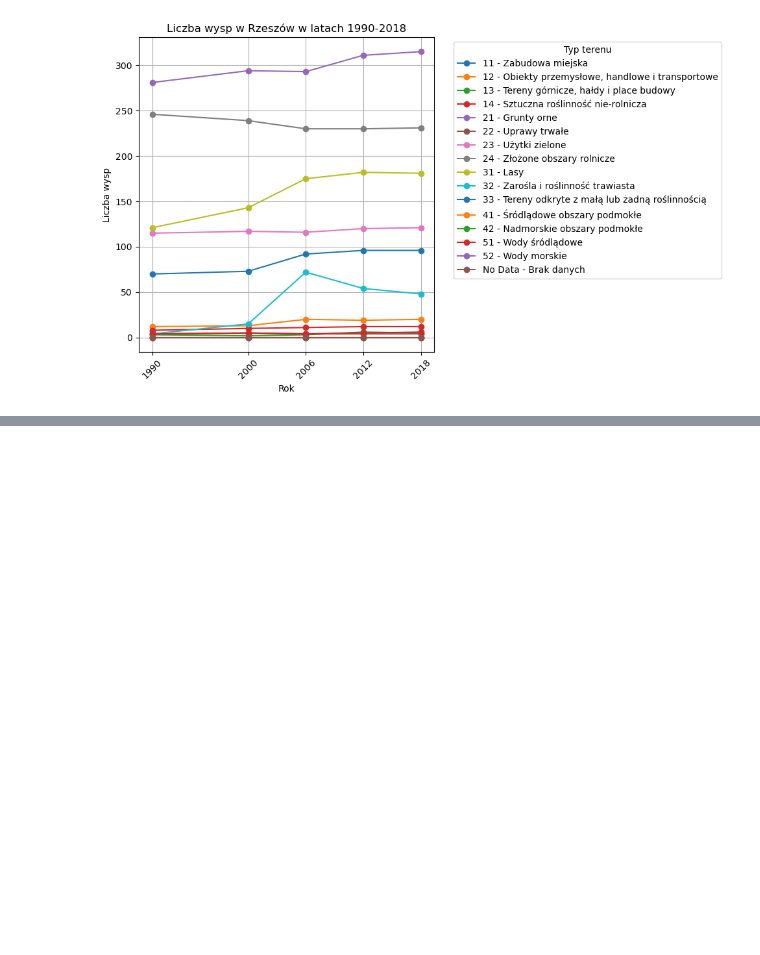
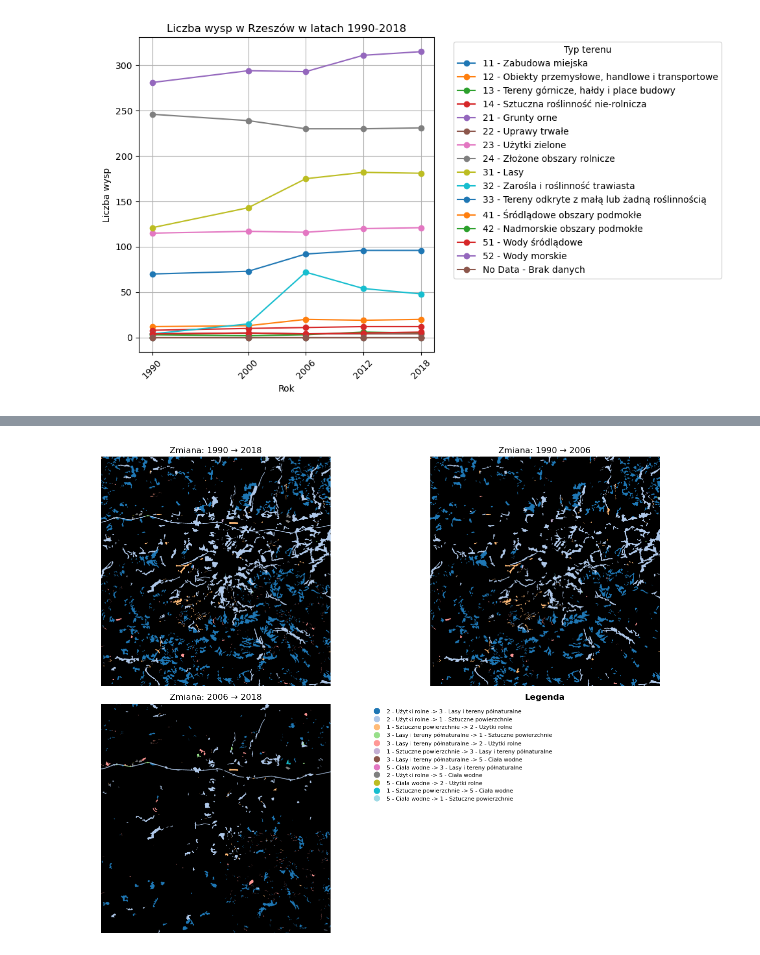
Before and after one commit to eo-agh/daes-project-2425-trzywarstwowa-grupa, a Jupyter notebook: notebooks/test_script.ipynb, the cells around one changed output, grey strips where cells are left out. Cells and saved outputs as stored; diff of their text form; code cells hidden in the pictures; blank space fills up the shorter version.

Commit message:
Dodanie macierzy przejsc

```diff
--- a/notebooks/test_script.ipynb
+++ b/notebooks/test_script.ipynb
@@ -858,0 +757,65 @@ See the caveats in the documentation: https://pandas.pydata.org/pandas-docs/stab
+# %%
+years = [1990, 2006, 2018]
+base = dfs[1990].iloc[:, [0, 1, 6]].copy()
+base.columns = ['x', 'y', 'class_lvl_1']
+
+# Dodanie danych z innych lat
+for year in [2006, 2018]:
+    base[f'class_lvl_1_{year}'] = dfs[year]["class_lvl_1"]
+
+# Przygotowanie transformacji i etykiet
+base['join'] = base['class_lvl_1'] + ' -> ' + base['class_lvl_1_2018']
+base['join6'] = base['class_lvl_1'] + ' -> ' + base['class_lvl_1_2006']
+base['join18'] = base['class_lvl_1_2006'] + ' -> ' + base['class_lvl_1_2018']
+
+# Filtrowanie zmian
+filters = {
+    '1990 → 2018': base[base['class_lvl_1'] != base['class_lvl_1_2018']].copy(),
+    '1990 → 2006': base[base['class_lvl_1'] != base['class_lvl_1_2006']].copy(),
+    '2006 → 2018': base[base['class_lvl_1_2006'] != base['class_lvl_1_2018']].copy()
+}
+
+# Zbieranie unikalnych etykiet do legendy
+unique_values = pd.unique(pd.concat([df[key] for key, df in zip(['join', 'join6', 'join18'], filters.values())]))
+n = len(unique_values)
+cmap = cm.get_cmap('tab20', n)
+color_map = {val: tuple((np.array(cmap(i)[:3]) * 255).astype(int)) for i, val in enumerate(unique_values)}
+
+# Tworzenie obrazów
+def make_image(df, join_col):
+    df['color'] = df[join_col].map(color_map)
+    width = df['x'].max() + 1
+    height = df['y'].max() + 1
+    img = np.zeros((height, width, 3), dtype=np.uint8)
+    img[df['y'], df['x']] = np.stack(df['color'])
+    return PILImage.fromarray(img, mode='RGB')
+
+titles = list(filters.keys())
+joins = ['join', 'join6', 'join18']
+images = [make_image(df, join) for df, join in zip(filters.values(), joins)]
+
+# Rysowanie
+fig, axs = plt.subplots(2, 2, figsize=(14, 10))
+
+for ax, title, img in zip(axs.flat[:3], titles, images):
+    ax.imshow(img)
+    ax.set_title(f"Zmiana: {title}")
+    ax.axis("off")
+
+# Legenda
+ax_legend = axs[1, 1]
+ax_legend.axis("off")
+ax_legend.set_title("Legenda", fontsize=12, fontweight='bold')
+
+legend_patches = [
+    mlines.Line2D([0], [0], marker='o', color='w', markersize=10,
+                  markerfacecolor=np.array(color_map[label]) / 255.0, label=label)
+    for label in unique_values
+]
+
+ax_legend.legend(handles=legend_patches, loc="upper left", fontsize=8, frameon=False)
+
+plt.tight_layout()
+plt.show()
+# %% [output]
+[figure, added]
```
Also changed, not shown: parts of 1 cell of this notebook, 4 other files.
